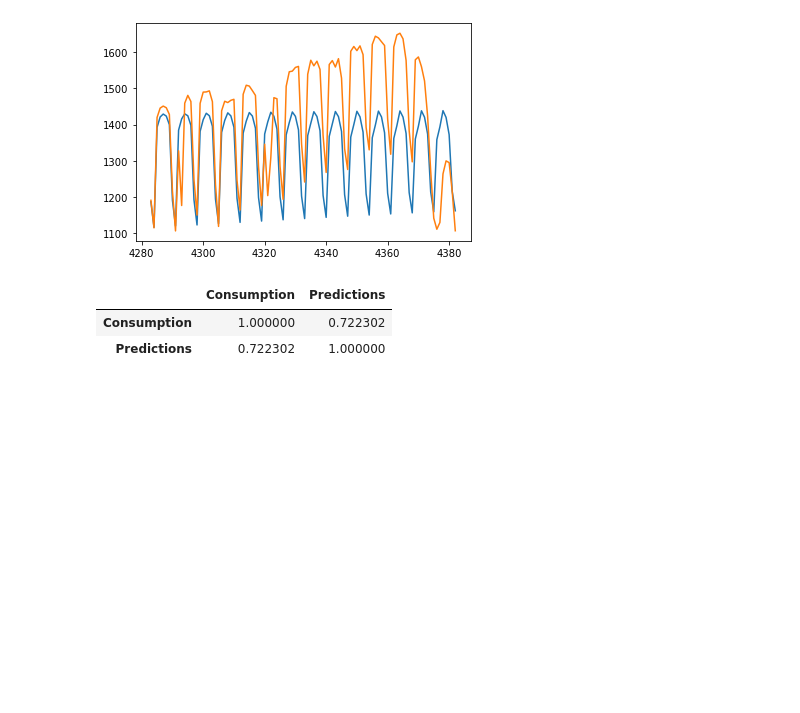
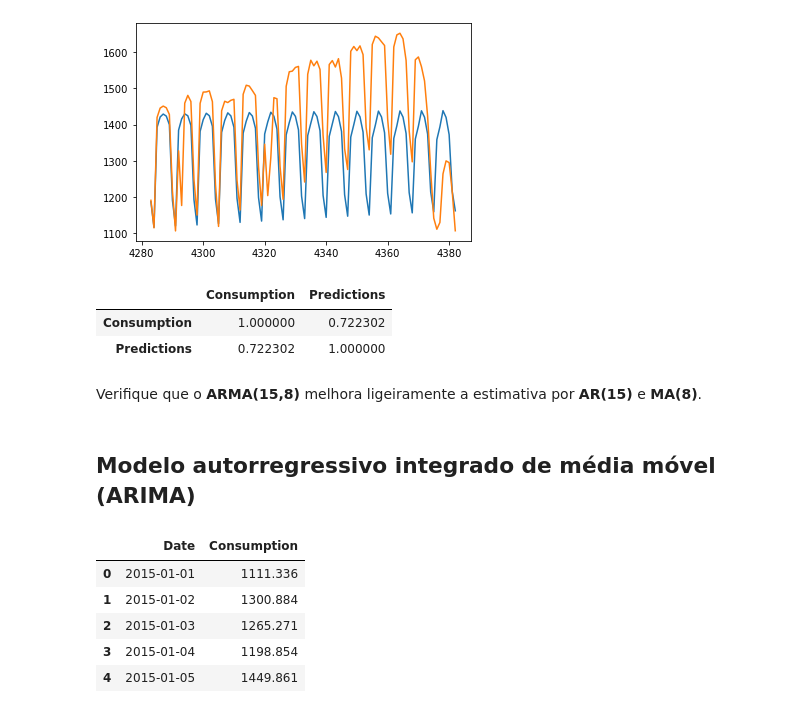
Before and after one commit to TerezaBoada/Estatistica, a Jupyter notebook: 3.2. Modelos Estatísticos para Séries Temporais.ipynb, the cells around one changed output. Drawn from its saved outputs; the diff is of its cells as text; code cells hidden in the pictures; blank space fills up the shorter version.

```diff
--- a/3.2. Modelos Estatísticos para Séries Temporais.ipynb
+++ b/3.2. Modelos Estatísticos para Séries Temporais.ipynb
@@ -245,3 +261,19 @@ results_arma.corr()
 |  | Consumption | Predictions |
 | Consumption | 1.000000 | 0.722302 |
 | Predictions | 0.722302 | 1.000000 |
+# %% [markdown]
+Verifique que o **ARMA(15,8)** melhora ligeiramente a estimativa por **AR(15)** e **MA(8)**.
+# %% [markdown]
+## Modelo autorregressivo integrado de média móvel (ARIMA)
+# %%
+df = pd.read_csv('opsd_germany_daily_pq.csv')
+df = df[['Date','Consumption']]
+df['Date'] = pd.to_datetime(df['Date'], format='%Y-%m-%d')
+df.head()
+# %% [output]
+|  | Date | Consumption |
+| 0 | 2015-01-01 | 1111.336 |
+| 1 | 2015-01-02 | 1300.884 |
+| 2 | 2015-01-03 | 1265.271 |
+| 3 | 2015-01-04 | 1198.854 |
+| 4 | 2015-01-05 | 1449.861 |
```
Also changed, not shown: parts of 23 cells of this notebook.
